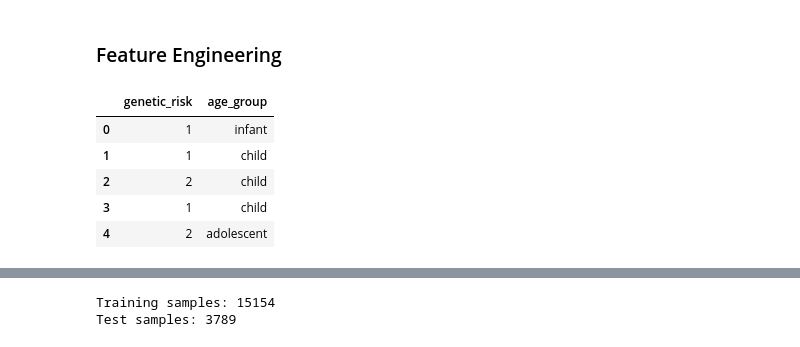
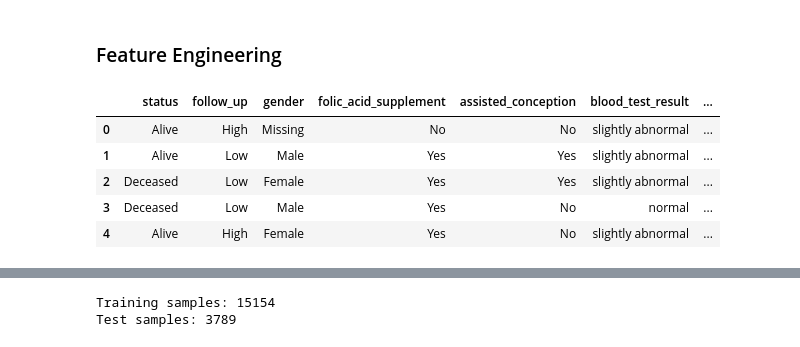
Before and after one commit to Mohittiwari23/Genetic_Disorder_Predictor-GUI, a Jupyter notebook: model.ipynb, the cells around one changed output, grey strips where cells are left out. Cells and saved outputs as stored; diff of their text form; code cells hidden in the pictures.

```diff
--- a/model.ipynb
+++ b/model.ipynb
@@ -42,12 +50,49 @@ df['age_group'] = pd.cut(df['patient_age'], bins=[0, 2, 12, 18], labels=['infant
+# %%
+def classify_birth_complications(asphyxia, autopsy, defects):
+    if asphyxia == "Yes" or autopsy == "Yes" or defects in ["Singular", "Multiple"]:
+        return 1
+    return 0
+
+df["birth_complications"] = df.apply(lambda row: classify_birth_complications(
+    row["birth_asphyxia"], row["birth_defect_autopsy"], row["birth_defects"]), axis=1)
+# %%
+def classify_maternal_risk(illness, radiation, substance):
+    if illness == "Yes" or radiation == "Yes" or substance == "Yes":
+        return 1
+    return 0
+
+df["maternal_risk_factors"] = df.apply(lambda row: classify_maternal_risk(
+    row["maternal_illness_history"], row["radiation_exposure_history"], row["substance_abuse_history"]), axis=1)
+# %%
+def classify_pregnancy_history(anomalies, abortions):
+    if anomalies == "Yes" or abortions == "Yes":
+        return 1
+    return 0
+
+df["pregnancy_history"] = df.apply(lambda row: classify_pregnancy_history(
+    row["previous_pregnancy_anomalies"], row["previous_abortions"]), axis=1)
+# %%
+col_to_drop = [
+    "patient_age",
+    "respiratory_rate", "heart_rate",
+    "birth_asphyxia", "birth_defect_autopsy", "birth_defects",
+    "maternal_illness_history", "radiation_exposure_history", "substance_abuse_history",
+    "previous_pregnancy_anomalies", "previous_abortions",
+    "maternal_gene_defect", "paternal_gene_defect",
+    "maternal_gene", "paternal_gene",
+    "birth_place",
+]
+
+df = df.drop(columns=col_to_drop)
 # %%
-df[['genetic_risk', 'age_group']].head()
+df.head()
 # %% [output]
-|  | genetic_risk | age_group |
-| 0 | 1 | infant |
-| 1 | 1 | child |
-| 2 | 2 | child |
-| 3 | 1 | child |
-| 4 | 2 | adolescent |
+|  | status | follow_up | gender | folic_acid_supplement | assisted_conception | blood_test_result | ... |
+| 0 | Alive | High | Missing | No | No | slightly abnormal | ... |
+| 1 | Alive | Low | Male | Yes | Yes | slightly abnormal | ... |
+| 2 | Deceased | Low | Female | Yes | Yes | slightly abnormal | ... |
+| 3 | Deceased | Low | Male | Yes | No | normal | ... |
+| 4 | Alive | High | Female | Yes | No | slightly abnormal | ... |
 # %%
 numerical_cols = df.select_dtypes(include=["number"]).columns
 categorical_cols = df.select_dtypes(include=["object"]).columns
```
Also changed, not shown: parts of 10 cells of this notebook.
